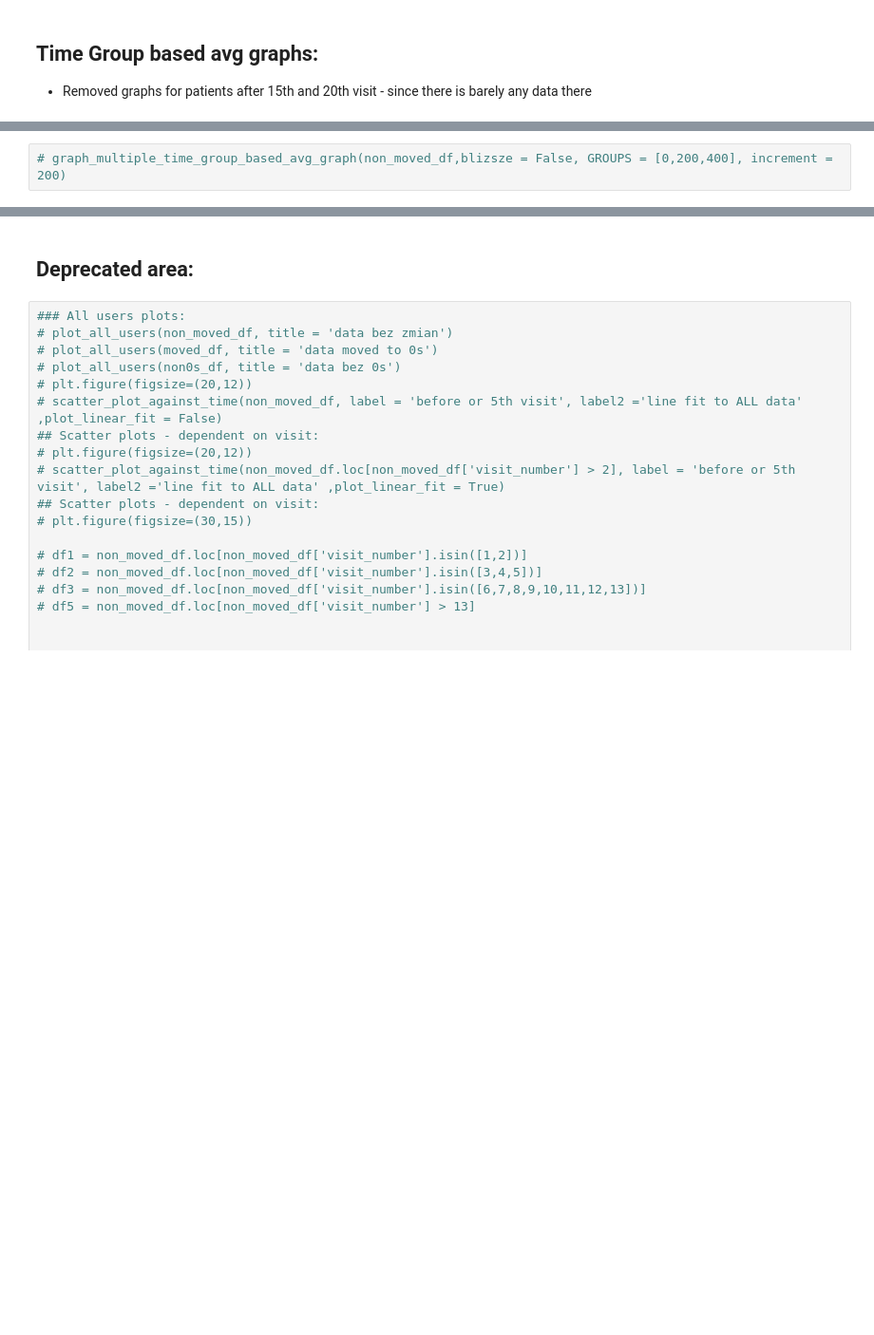
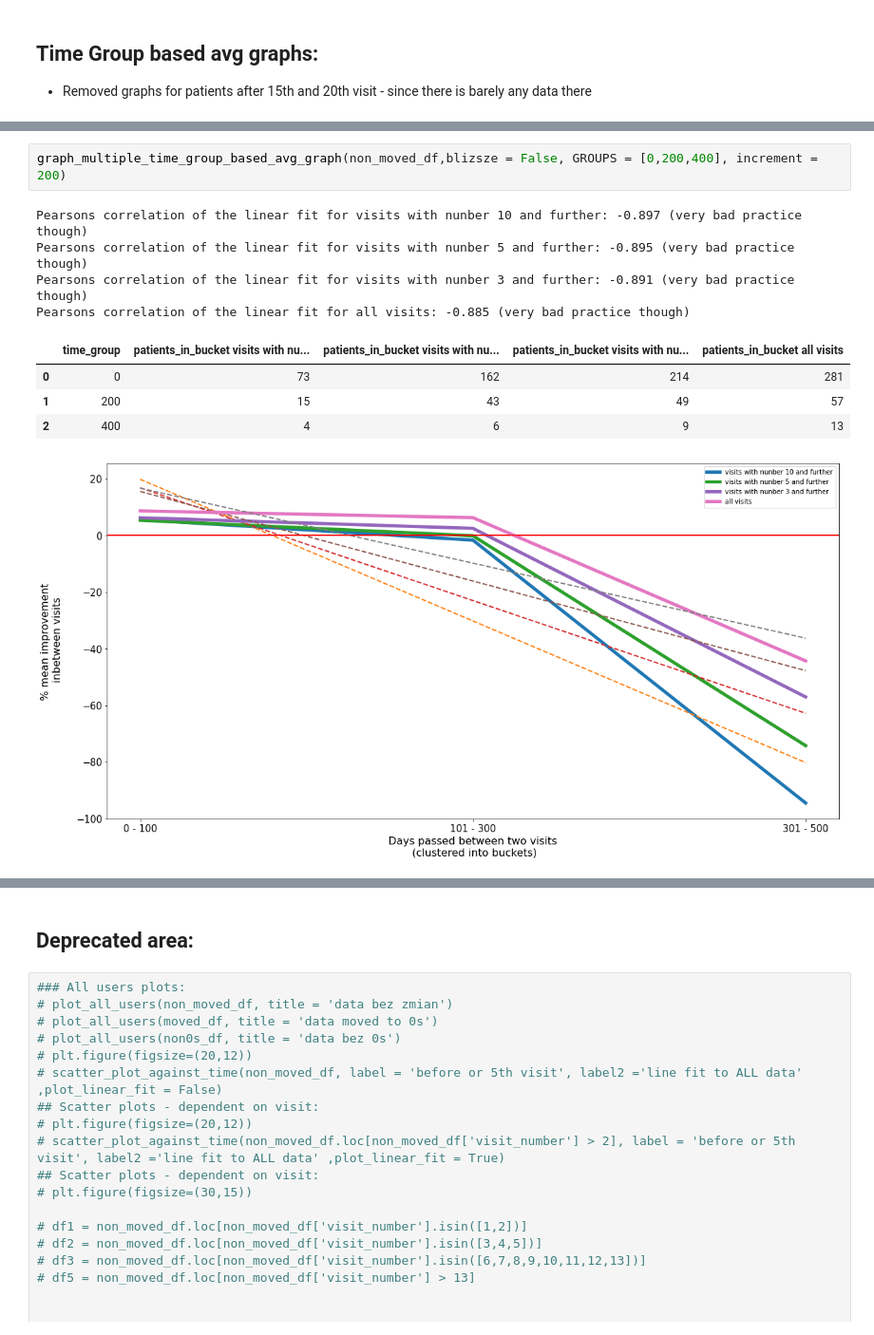
Before and after one commit to szczekulskij/long-term-analysis-of-pws, a Jupyter notebook: main.ipynb, the cells around one changed output, grey strips where cells are left out. Shown at 95% size. Saved outputs shown, nothing was run; the diff lists cells and outputs as text; blank space fills up the shorter version.

```diff
--- a/main.ipynb
+++ b/main.ipynb
@@ -237,3 +257,13 @@ p-value of chi squred contigency test for : nan (w. Yates correction - good prac
 # %%
-# graph_multiple_time_group_based_avg_graph(non_moved_df,blizsze = False, GROUPS = [0,200,400], increment = 200)
+graph_multiple_time_group_based_avg_graph(non_moved_df,blizsze = False, GROUPS = [0,200,400], increment = 200)
+# %% [output]
+Pearsons correlation of the linear fit for visits with nunber 10 and further: -0.897 (very bad practice though)
+Pearsons correlation of the linear fit for visits with nunber 5 and further: -0.895 (very bad practice though)
+Pearsons correlation of the linear fit for visits with nunber 3 and further: -0.891 (very bad practice though)
+Pearsons correlation of the linear fit for all visits: -0.885 (very bad practice though)
+|  | time_group | patients_in_bucket visits with nu... | patients_in_bucket visits with nu... | patients_in_bucket visits with nu... | patients_in_bucket all visits |
+| 0 | 0 | 73 | 162 | 214 | 281 |
+| 1 | 200 | 15 | 43 | 49 | 57 |
+| 2 | 400 | 4 | 6 | 9 | 13 |
+[figure, added]
 # %%
```
Also changed, not shown: parts of 20 cells of this notebook, 1 other file.
